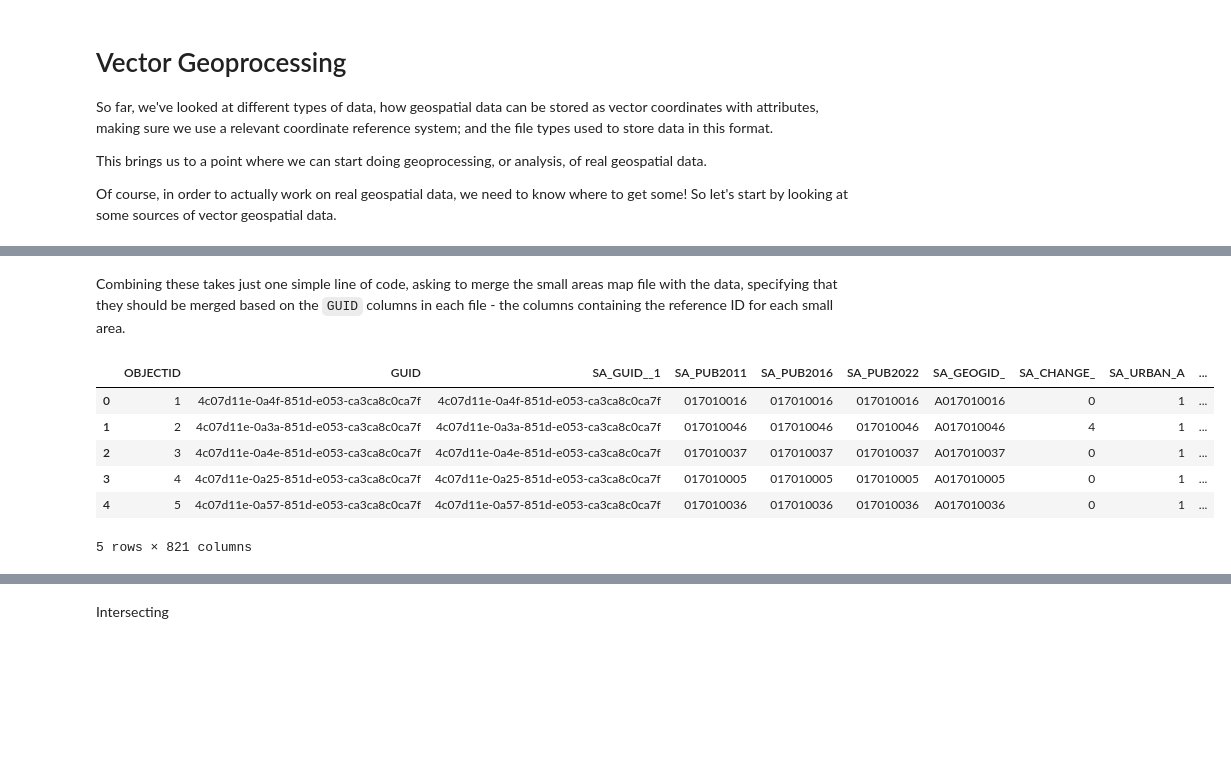
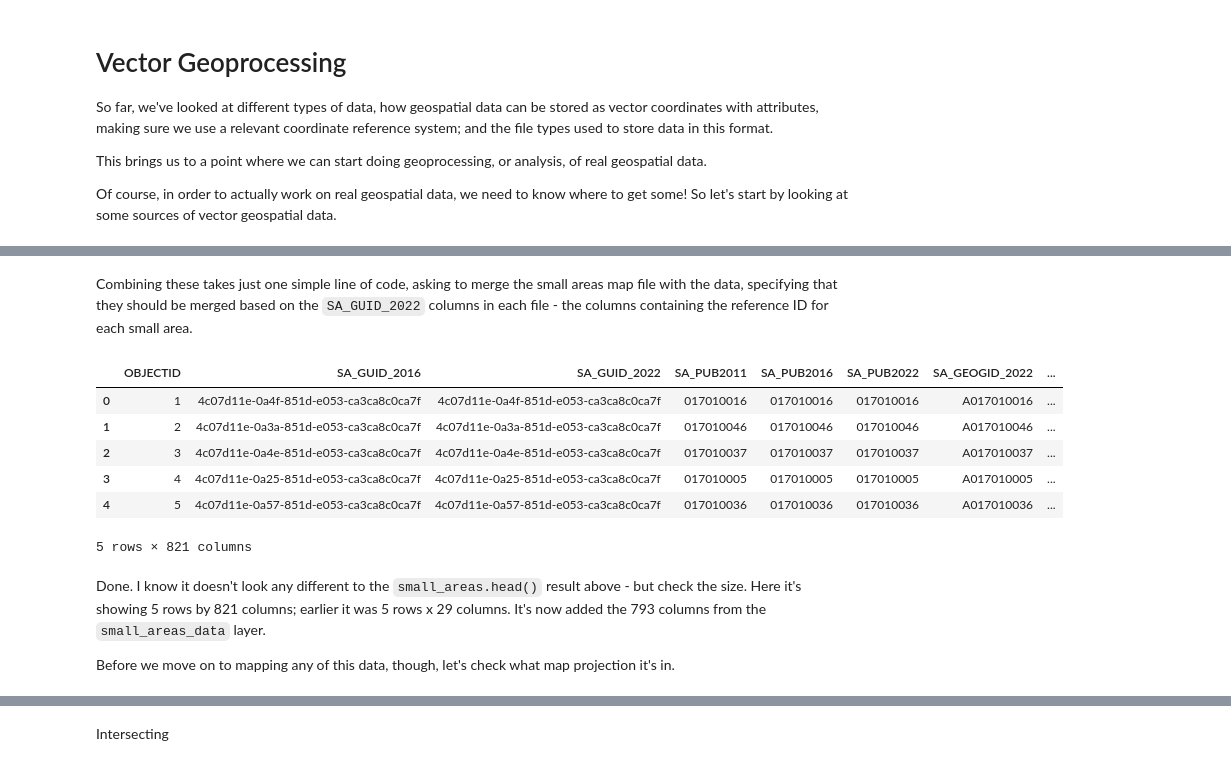
Before and after one commit to bamacgabhann/GY5021, a Jupyter notebook: GY5021/1_Introduction_to_Geospatial_Data/GY5021_7_Vector_Geoprocessing.ipynb, the cells around one changed output, grey strips where cells are left out. Cells and saved outputs as stored; diff of their text form; code cells hidden in the pictures; blank space fills up the shorter version.

````diff
--- a/GY5021/1_Introduction_to_Geospatial_Data/GY5021_7_Vector_Geoprocessing.ipynb
+++ b/GY5021/1_Introduction_to_Geospatial_Data/GY5021_7_Vector_Geoprocessing.ipynb
@@ -37,4 +64,4 @@ The data at small areas level is published by the CSO, separately from the map o
 # %%
-small_areas = gpd.read_file('https://opendata.arcgis.com/api/v3/datasets/70a33cbb8bd7406da0d571be28624721_0/downloads/data?format=shp&spatialRefId=2157&where=1%3D1')
-small_areas.crs
+small_areas = gpd.read_file('https://opendata.arcgis.com/api/v3/datasets/70a33cbb8bd7406da0d571be28624721_0/downloads/data?format=geojson&spatialRefId=4326&where=1%3D1')
+small_areas.head()
 # %% [output]
@@ -57,3 +76,0 @@ Now, just because I know it will be needed, I'm going to rename the column with
-# %%
-small_areas = small_areas.rename(columns = {'SA_GUID_20':'GUID'})
-small_areas.head()
@@ -81,0 +92,3 @@ small_areas_data.head()
+# %%
+small_areas_data = small_areas_data.rename(columns = {'GUID':'SA_GUID_2022'})
+small_areas_data.head()
@@ -82,13 +103,17 @@ small_areas_data.head()
 # %% [markdown]
-Combining these takes just one simple line of code, asking to merge the small areas map file with the data, specifying that they should be merged based on the ```GUID``` columns in each file - the columns containing the reference ID for each small area.
+Combining these takes just one simple line of code, asking to merge the small areas map file with the data, specifying that they should be merged based on the ```SA_GUID_2022``` columns in each file - the columns containing the reference ID for each small area.
 # %%
-small_areas = small_areas.merge(small_areas_data, on='GUID')
+small_areas = small_areas.merge(small_areas_data, on='SA_GUID_2022')
 small_areas.head()
 # %% [output]
-|  | OBJECTID | GUID | SA_GUID__1 | SA_PUB2011 | SA_PUB2016 | SA_PUB2022 | SA_GEOGID_ | SA_CHANGE_ | SA_URBAN_A | ... |
-| 0 | 1 | 4c07d11e-0a4f-851d-e053-ca3ca8c0ca7f | 4c07d11e-0a4f-851d-e053-ca3ca8c0ca7f | 017010016 | 017010016 | 017010016 | A017010016 | 0 | 1 | ... |
-| 1 | 2 | 4c07d11e-0a3a-851d-e053-ca3ca8c0ca7f | 4c07d11e-0a3a-851d-e053-ca3ca8c0ca7f | 017010046 | 017010046 | 017010046 | A017010046 | 4 | 1 | ... |
-| 2 | 3 | 4c07d11e-0a4e-851d-e053-ca3ca8c0ca7f | 4c07d11e-0a4e-851d-e053-ca3ca8c0ca7f | 017010037 | 017010037 | 017010037 | A017010037 | 0 | 1 | ... |
-| 3 | 4 | 4c07d11e-0a25-851d-e053-ca3ca8c0ca7f | 4c07d11e-0a25-851d-e053-ca3ca8c0ca7f | 017010005 | 017010005 | 017010005 | A017010005 | 0 | 1 | ... |
-| 4 | 5 | 4c07d11e-0a57-851d-e053-ca3ca8c0ca7f | 4c07d11e-0a57-851d-e053-ca3ca8c0ca7f | 017010036 | 017010036 | 017010036 | A017010036 | 0 | 1 | ... |
+|  | OBJECTID | SA_GUID_2016 | SA_GUID_2022 | SA_PUB2011 | SA_PUB2016 | SA_PUB2022 | SA_GEOGID_2022 | ... |
+| 0 | 1 | 4c07d11e-0a4f-851d-e053-ca3ca8c0ca7f | 4c07d11e-0a4f-851d-e053-ca3ca8c0ca7f | 017010016 | 017010016 | 017010016 | A017010016 | ... |
+| 1 | 2 | 4c07d11e-0a3a-851d-e053-ca3ca8c0ca7f | 4c07d11e-0a3a-851d-e053-ca3ca8c0ca7f | 017010046 | 017010046 | 017010046 | A017010046 | ... |
+| 2 | 3 | 4c07d11e-0a4e-851d-e053-ca3ca8c0ca7f | 4c07d11e-0a4e-851d-e053-ca3ca8c0ca7f | 017010037 | 017010037 | 017010037 | A017010037 | ... |
+| 3 | 4 | 4c07d11e-0a25-851d-e053-ca3ca8c0ca7f | 4c07d11e-0a25-851d-e053-ca3ca8c0ca7f | 017010005 | 017010005 | 017010005 | A017010005 | ... |
+| 4 | 5 | 4c07d11e-0a57-851d-e053-ca3ca8c0ca7f | 4c07d11e-0a57-851d-e053-ca3ca8c0ca7f | 017010036 | 017010036 | 017010036 | A017010036 | ... |
 5 rows × 821 columns
+# %% [markdown]
+Done. I know it doesn't look any different to the ```small_areas.head()``` result above - but check the size. Here it's showing 5 rows by 821 columns; earlier it was 5 rows x 29 columns. It's now added the 793 columns from the ```small_areas_data``` layer.
+
+Before we move on to mapping any of this data, though, let's check what map projection it's in.
````
Also changed, not shown: parts of 37 cells of this notebook, 1 other file.
